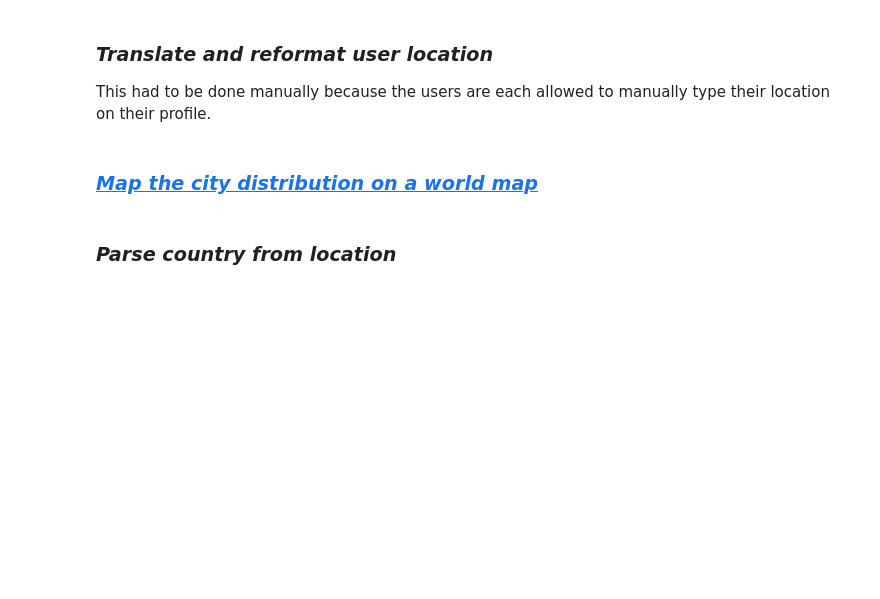
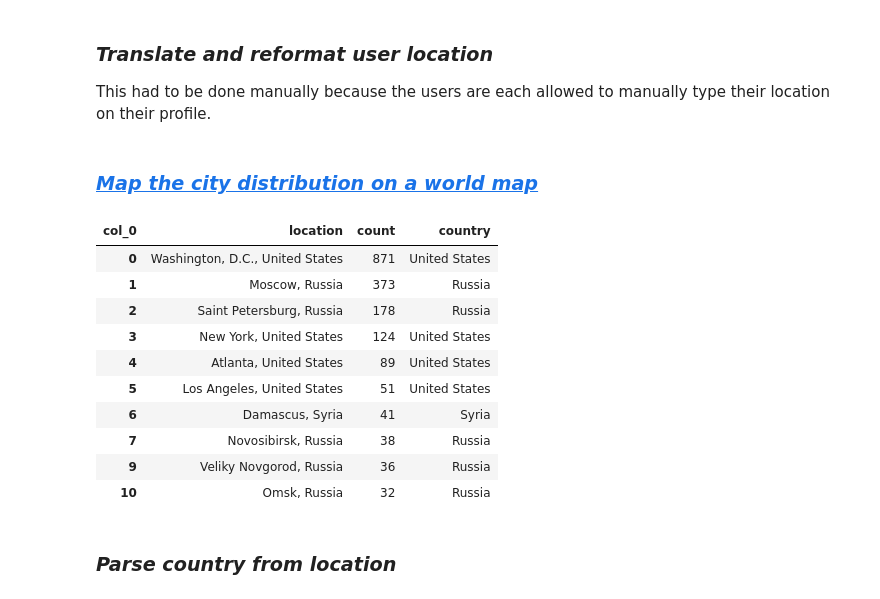
Before and after one commit to ashero0/elections-integrity-analysis, a Jupyter notebook: Milestone_1.ipynb, the cells around one changed output. Drawn from its saved outputs; the diff is of its cells as text; code cells hidden in the pictures; blank space fills up the shorter version.

```diff
--- a/Milestone_1.ipynb
+++ b/Milestone_1.ipynb
@@ -243,6 +246,20 @@ location_count.reset_index(level = 0, inplace = True)
 # %%
 # Get the cities with more than 5 users and exclude invalid cities (MSK, SPB)
 most_frequent = location_count[(location_count['count'] > 5) & (location_count['location'] != 'МSK') & (location_count['location']!='SPB')]
+# %%
+most_frequent.head(10)
+# %% [output]
+| col_0 | location | count | country |
+| 0 | Washington, D.C., United States | 871 | United States |
+| 1 | Moscow, Russia | 373 | Russia |
+| 2 | Saint Petersburg, Russia | 178 | Russia |
+| 3 | New York, United States | 124 | United States |
+| 4 | Atlanta, United States | 89 | United States |
+| 5 | Los Angeles, United States | 51 | United States |
+| 6 | Damascus, Syria | 41 | Syria |
+| 7 | Novosibirsk, Russia | 38 | Russia |
+| 9 | Veliky Novgorod, Russia | 36 | Russia |
+| 10 | Omsk, Russia | 32 | Russia |
 # %% [markdown]
 ### *Parse country from location*
 # %%
```
Also changed, not shown: parts of 6 cells of this notebook, 2 other files.
